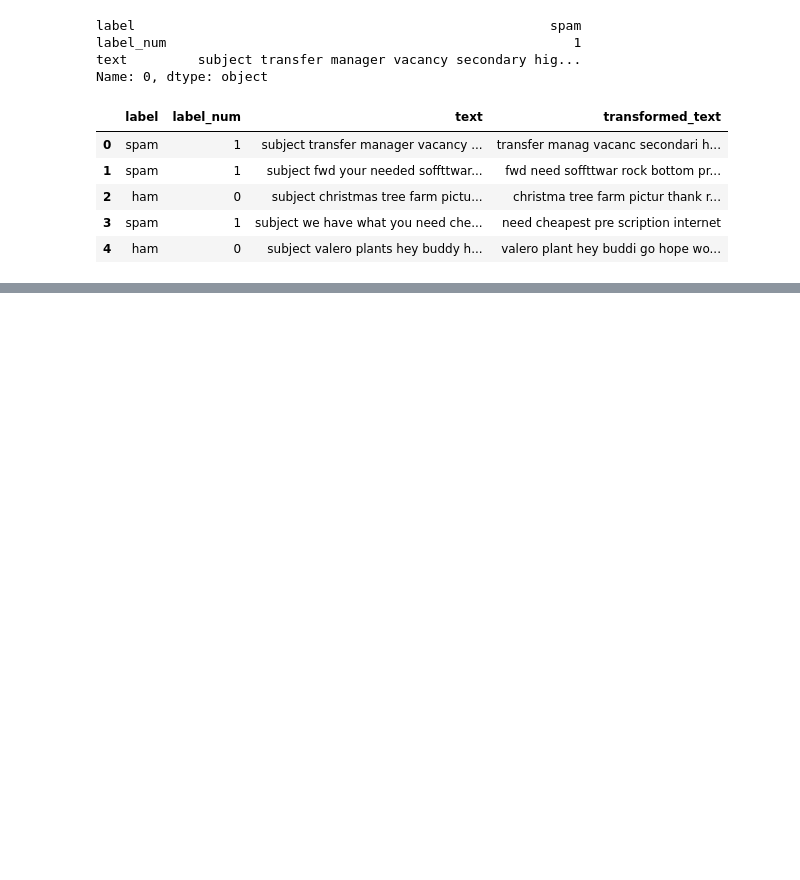
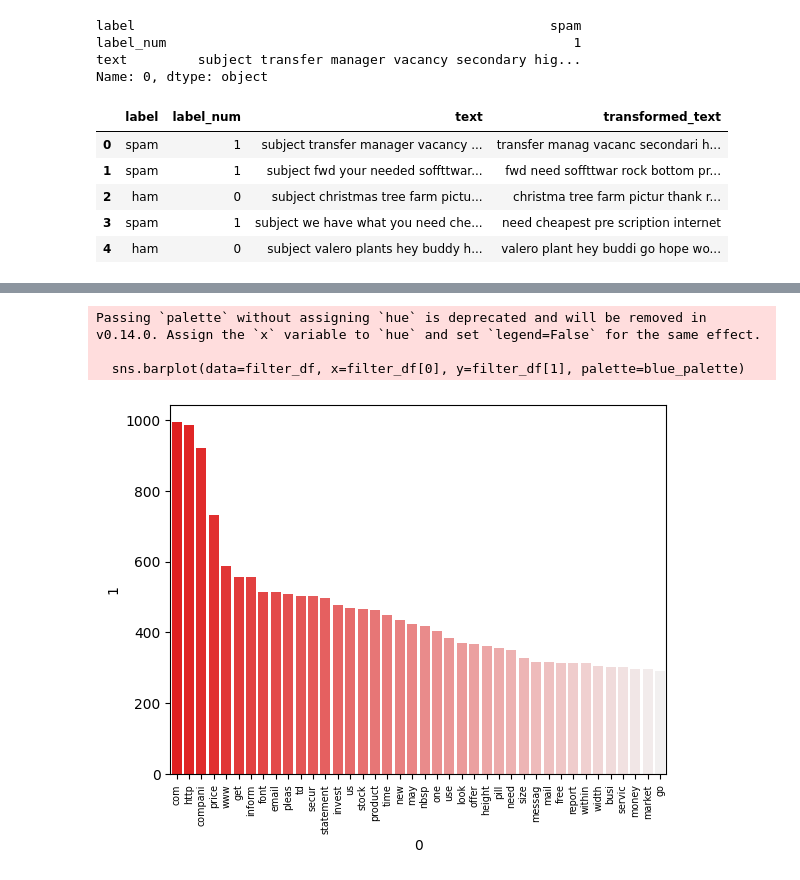
Before and after one commit to haldonmez/spam-mail-detection, a Jupyter notebook: model.ipynb, the cells around one changed output, grey strips where cells are left out. Cells and saved outputs as stored; diff of their text form; code cells hidden in the pictures; blank space fills up the shorter version.

Commit message:
Update
Model visualization and accuracy matrixes updated.

```diff
--- a/model.ipynb
+++ b/model.ipynb
@@ -45,7 +47,6 @@ Name: 0, dtype: object
 # %%
 stemmer = PorterStemmer()
 corpus = []
-column = {}
 
 stopwords_set = set(stopwords.words("english"))
 stopwords_set.add("subject")
@@ -56,10 +57,8 @@ stopwords_set.add("enron")
 for i in range(len(df)):
     text = df.iloc[i]['text']
     text = text.split() # Add this line to split the text into words
-    text = [word for word in text if word.isalpha()]
+    text = [word for word in text if word.isalpha() and len(word) > 1]
     text = [stemmer.stem(word) for word in text if word not in stopwords_set]
-    #column[i].append(text[i])
-    column[i] = text
     text = " ".join(text)
     corpus.append(text)
 
@@ -76,0 +91,23 @@ df.head()
+# %%
+spam_plot = []
+for sentence in df[df['label_num'] == 1]['transformed_text'].tolist():
+    for word in sentence.split():
+        spam_plot.append(word)
+
+filter_df = pd.DataFrame(Counter(spam_plot).most_common(40))
+# %%
+# Create a color palette from dark blue to light blue with 50 colors
+blue_palette = sns.light_palette("red", n_colors=40, reverse=True)
+
+# Create the bar plot
+sns.barplot(data=filter_df, x=filter_df[0], y=filter_df[1], palette=blue_palette)
+
+# Rotate x-axis labels and reduce their size
+plt.xticks(rotation=90, fontsize='x-small')
+
+plt.show()
+# %% [output]
+Passing `palette` without assigning `hue` is deprecated and will be removed in v0.14.0. Assign the `x` variable to `hue` and set `legend=False` for the same effect.
+
+  sns.barplot(data=filter_df, x=filter_df[0], y=filter_df[1], palette=blue_palette)
+[figure, added]
```
Also changed, not shown: parts of 9 cells of this notebook.
